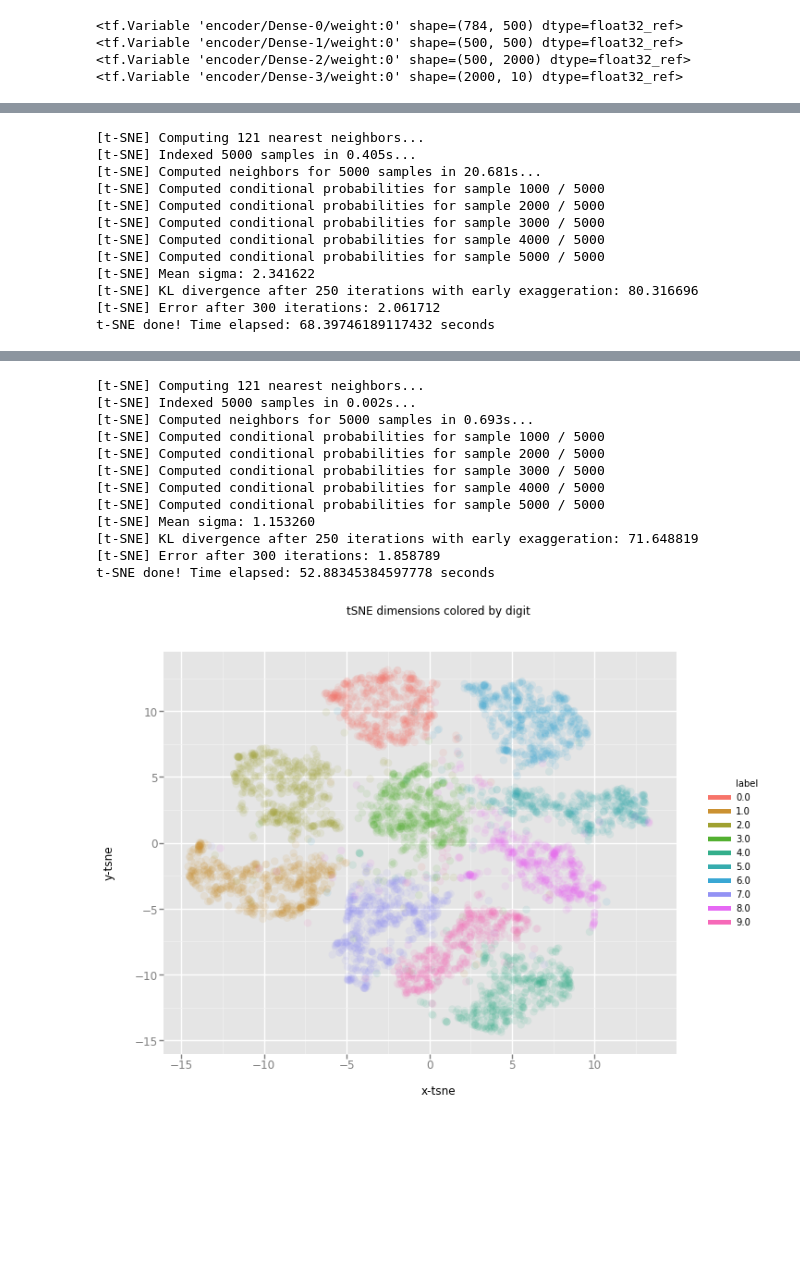
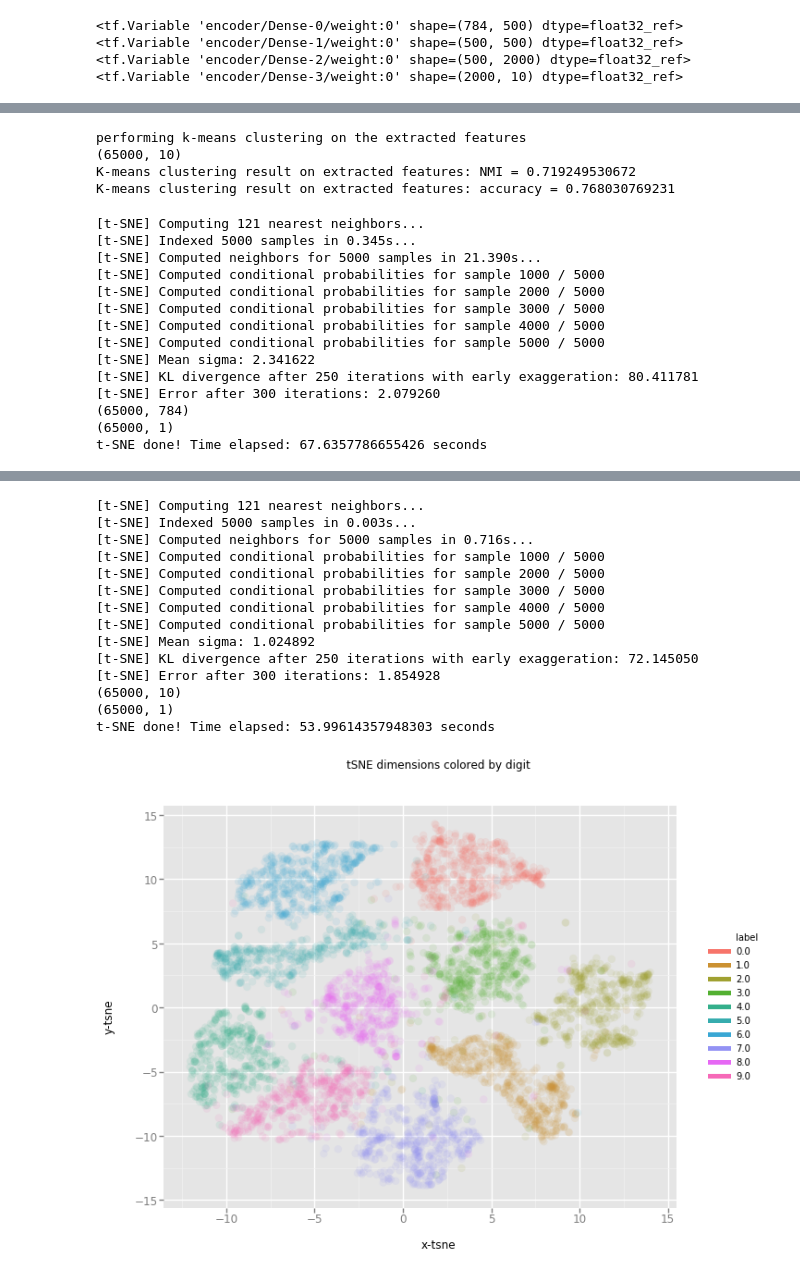
Before and after one commit to xro7/dnn_mnist, a Jupyter notebook: Deep clustering.ipynb, the cells around one changed output, grey strips where cells are left out. Saved outputs shown, nothing was run; the diff lists cells and outputs as text; code cells hidden in the pictures; blank space fills up the shorter version.

Commit message:
deep clustering fixes

```diff
--- a/Deep clustering.ipynb
+++ b/Deep clustering.ipynb
@@ -287,8 +287,8 @@ X_train = mnist.train.images
 y_train = mnist.train.labels
 X_test = mnist.test.images
 y_test = mnist.test.labels
-X_train = np.concatenate((X_train,X_test))
-y_train = np.concatenate((y_train,y_test))
+# X_train = np.concatenate((X_train,X_test))
+# y_train = np.concatenate((y_train,y_test))
 y_train = np.argmax(y_train,axis=1).reshape((-1,1))
 # %% [output]
 Extracting D:/programming/python/datasets/mnist_data\train-images-idx3-ubyte.gz
@@ -403,7 +403,7 @@ SAE.number = 0
 
 
 sae = SAE(X_train,[500, 500, 2000, 10])
-sae.fit(1,256)
+sae.fit(50,256)
 sae.extract_feature.shape
 # %% [output]
 (65000, 10)
@@ -557,3 +546,39 @@ K-means clustering result on extracted features: NMI =
+# %%
+def cluster_acc(y_true, y_pred):
+    """
+    Calculate clustering accuracy. Require scikit-learn installed
+    # Arguments
+        y: true labels, numpy.array with shape `(n_samples,)`
+        y_pred: predicted labels, numpy.array with shape `(n_samples,)`
+    # Return
+        accuracy, in [0,1]
+    """
+    y_true = y_true.astype(np.int64)
+    assert y_pred.size == y_true.size
+    D = max(y_pred.max(), y_true.max()) + 1
+    w = np.zeros((D, D), dtype=np.int64)
+    for i in range(y_pred.size):
+        w[y_pred[i], y_true[i]] += 1
+    from sklearn.utils.linear_assignment_ import linear_assignment
+    ind = linear_assignment(w.max() - w)
+    return sum([w[i, j] for i, j in ind]) * 1.0 / y_pred.size
+
+print('performing k-means clustering on the extracted features')
+
+n_clusters=10
+print(sae.extract_feature.shape)
+km = KMeans(n_clusters, n_init=20)
+y_pred = km.fit_predict(sae.extract_feature)
+y = y_train.reshape(-1)
+from sklearn.metrics import normalized_mutual_info_score as nmi
+from sklearn.metrics import accuracy_score
+print('K-means clustering result on extracted features: NMI = '+str(nmi(y, y_pred)))
+print('K-means clustering result on extracted features: accuracy = '+str(cluster_acc(y, y_pred)))
+# %% [output]
+performing k-means clustering on the extracted features
+(65000, 10)
+K-means clustering result on extracted features: NMI = 0.719249530672
+K-means clustering result on extracted features: accuracy = 0.768030769231
 # %%
 import time
 from sklearn.manifold import TSNE
@@ -563,11 +588,12 @@ def tsne(x,y,n_sne):
     time_start = time.time()
     tsne = TSNE(n_components=2, verbose=1, perplexity=40, n_iter=300)
     tsne_results = tsne.fit_transform(x[:n_sne])
-
+    print(x.shape)
+    print(y.shape)
     print('t-SNE done! Time elapsed: {} seconds'.format(time.time()-time_start))
     x_tsne = np.expand_dims(tsne_results[:,0],1)
     y_tsne = np.expand_dims(tsne_results[:,1],1)
-    label = np.int32(np.expand_dims(np.argmax(y[:n_sne],axis=1),1))
+    label = np.int32(y[:n_sne])
     data = np.concatenate((x_tsne,y_tsne,label),axis=1)
 
     df_tsne = pd.DataFrame(data=data,columns=['x-tsne','y-tsne','label'])
@@ -577,17 +603,19 @@ def tsne(x,y,n_sne):
             + ggtitle("tSNE dimensions colored by digit")
     chart.show()
 tsne(X_train,y_train,5000)
-tsne(stacked_auto_encoder.extract_feature,y_train,5000)
+tsne(sae.extract_feature,y_train,5000)
 # %% [output]
 [t-SNE] Computing 121 nearest neighbors...
-[t-SNE] Indexed 5000 samples in 0.405s...
-[t-SNE] Computed neighbors for 5000 samples in 20.681s...
+[t-SNE] Indexed 5000 samples in 0.345s...
+[t-SNE] Computed neighbors for 5000 samples in 21.390s...
 [t-SNE] Computed conditional probabilities for sample 1000 / 5000
 [t-SNE] Computed conditional probabilities for sample 2000 / 5000
 [t-SNE] Computed conditional probabilities for sample 3000 / 5000
 [t-SNE] Computed conditional probabilities for sample 4000 / 5000
 [t-SNE] Computed conditional probabilities for sample 5000 / 5000
 [t-SNE] Mean sigma: 2.341622
-[t-SNE] KL divergence after 250 iterations with early exaggeration: 80.316696
-[t-SNE] Error after 300 iterations: 2.061712
-t-SNE done! Time elapsed: 68.39746189117432 seconds
+[t-SNE] KL divergence after 250 iterations with early exaggeration: 80.411781
+[t-SNE] Error after 300 iterations: 2.079260
+(65000, 784)
+(65000, 1)
+t-SNE done! Time elapsed: 67.6357786655426 seconds
@@ -595,13 +623,15 @@ t-SNE done! Time elapsed: 68.39746189117432 seconds
 [t-SNE] Computing 121 nearest neighbors...
-[t-SNE] Indexed 5000 samples in 0.002s...
-[t-SNE] Computed neighbors for 5000 samples in 0.693s...
+[t-SNE] Indexed 5000 samples in 0.003s...
+[t-SNE] Computed neighbors for 5000 samples in 0.716s...
 [t-SNE] Computed conditional probabilities for sample 1000 / 5000
 [t-SNE] Computed conditional probabilities for sample 2000 / 5000
 [t-SNE] Computed conditional probabilities for sample 3000 / 5000
 [t-SNE] Computed conditional probabilities for sample 4000 / 5000
 [t-SNE] Computed conditional probabilities for sample 5000 / 5000
-[t-SNE] Mean sigma: 1.153260
-[t-SNE] KL divergence after 250 iterations with early exaggeration: 71.648819
-[t-SNE] Error after 300 iterations: 1.858789
-t-SNE done! Time elapsed: 52.88345384597778 seconds
+[t-SNE] Mean sigma: 1.024892
+[t-SNE] KL divergence after 250 iterations with early exaggeration: 72.145050
+[t-SNE] Error after 300 iterations: 1.854928
+(65000, 10)
+(65000, 1)
+t-SNE done! Time elapsed: 53.99614357948303 seconds
-[figure, old version]
+[figure, new version]
```
Also changed, not shown: parts of 5 cells of this notebook, 1 other file.
